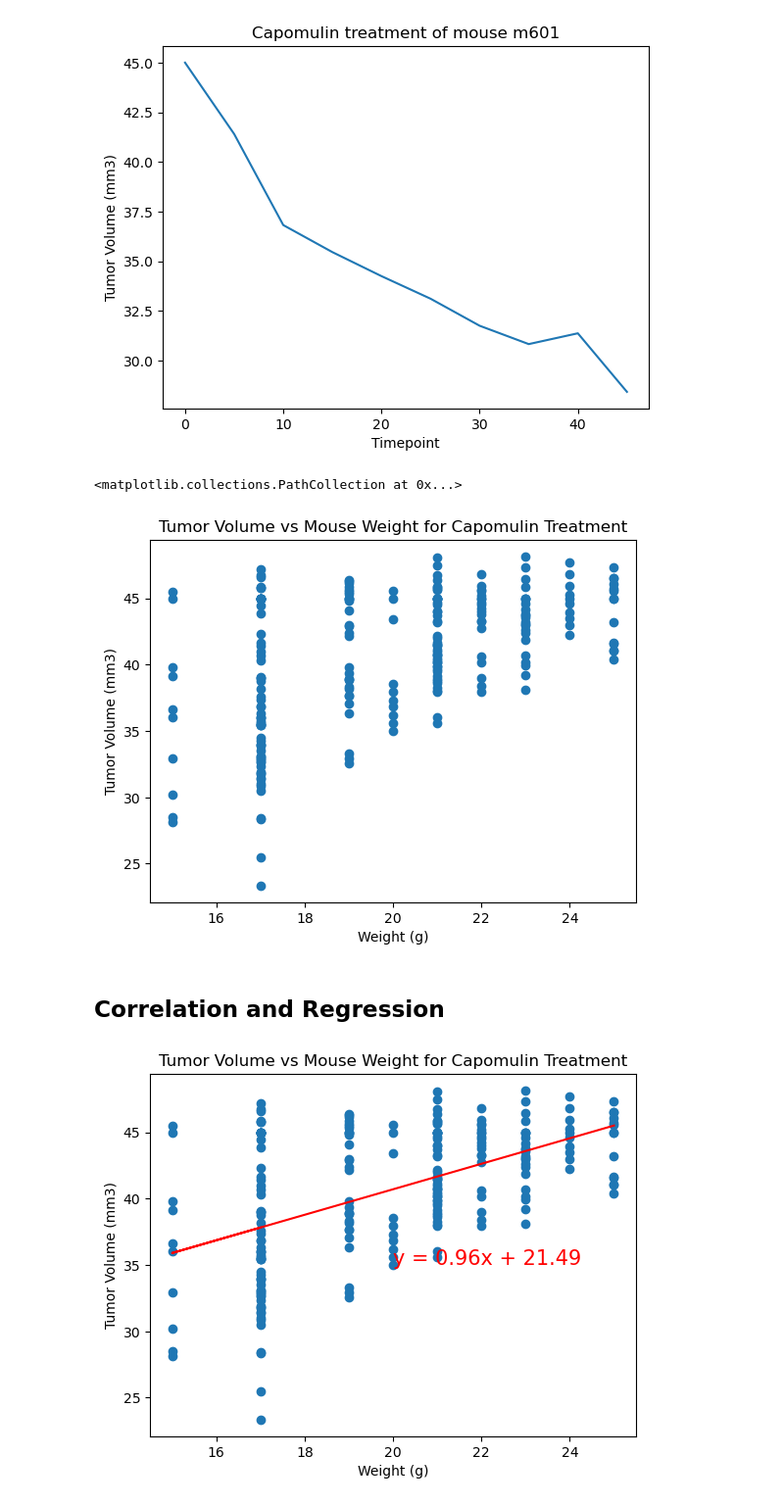
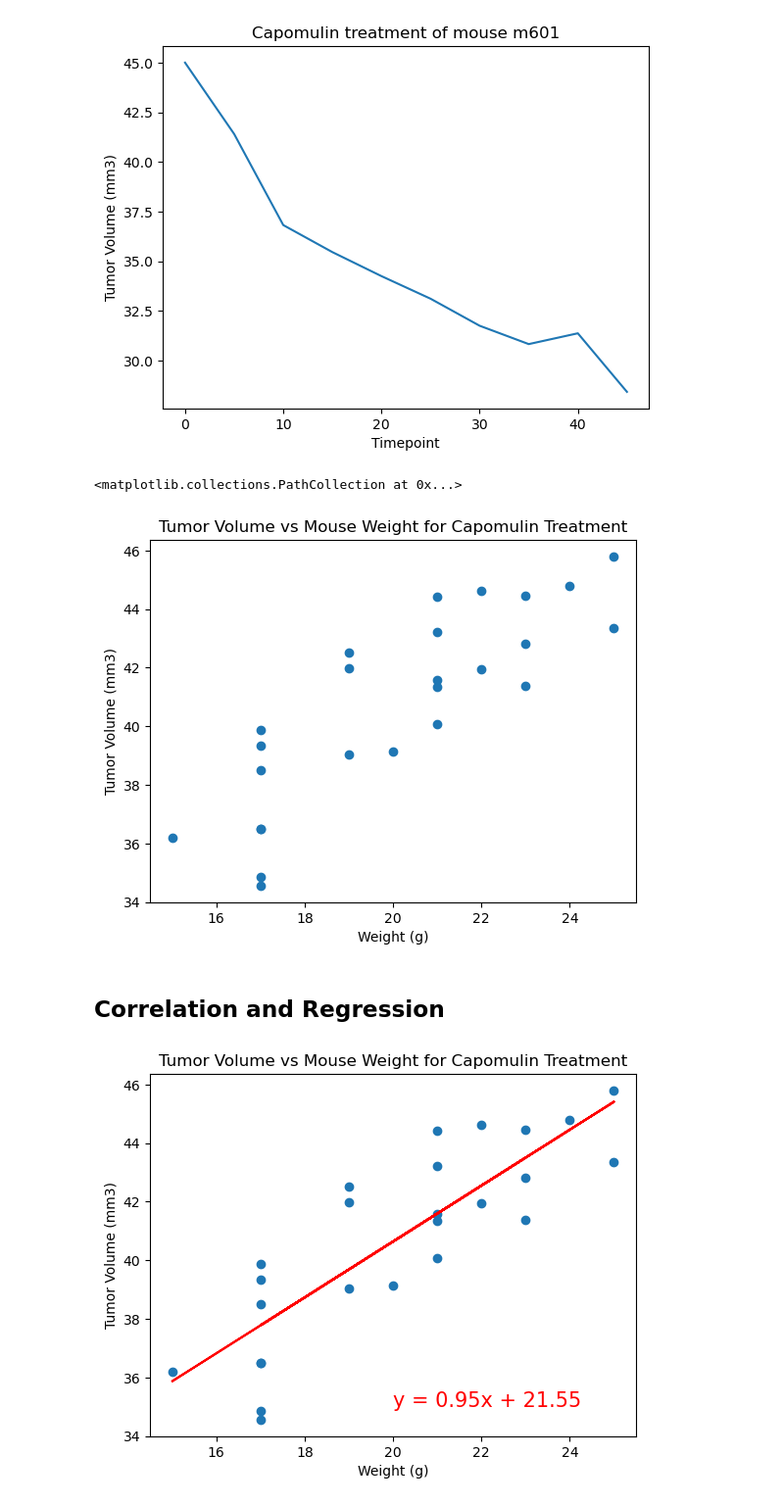
Before and after one commit to DavidsonRCan2/data-vis-challenge, a Jupyter notebook: Pymaceuticals/pymaceuticals_main.ipynb, the cells around one changed output. Shown at 98% size. Cells and saved outputs as stored; diff of their text form; code cells hidden in the pictures.

```diff
--- a/Pymaceuticals/pymaceuticals_main.ipynb
+++ b/Pymaceuticals/pymaceuticals_main.ipynb
@@ -54,5 +54,5 @@ all_mouseID
 # %%
 # Getting the duplicate mice by ID number that shows up for Mouse ID and Timepoint.
 # Optional: Get all the data for the duplicate mouse ID.
-duplicates = mouse_merge[mouse_merge.duplicated(["Mouse ID", "Timepoint"], keep='first')]
-duplicates
+duplicates = mouse_merge[mouse_merge.duplicated(["Mouse ID", "Timepoint"])]
+duplicates = duplicates["Mouse ID"].unique()
@@ -66,6 +59,6 @@ duplicates
 # %%
 # Create a clean DataFrame by dropping the duplicate mouse by its ID.
-updated_mice = mouse_merge.drop_duplicates(["Mouse ID","Timepoint"], keep='first')
+updated_mice = mouse_merge[mouse_merge["Mouse ID"].isin(duplicates)==False]
 updated_mice
 # %% [output]
 |  | Mouse ID | Drug Regimen | Sex | Age_months | Weight (g) | Timepoint | Tumor Volume (mm3) | ... |
@@ -323,29 +316,30 @@ plt.plot(single_mouse['Timepoint'], single_mouse['Tumor Volume (mm3)'])
 [figure]
 # %%
 # Generate a scatter plot of average tumor volume vs. mouse weight for the Capomulin regimen
+avg_cap_vol = capomulin.groupby(["Mouse ID"]).mean()
 plt.xlabel("Weight (g)")
 plt.ylabel("Tumor Volume (mm3)")
 plt.title("Tumor Volume vs Mouse Weight for Capomulin Treatment")
-plt.scatter(capomulin["Weight (g)"], capomulin["Tumor Volume (mm3)"])
+plt.scatter(avg_cap_vol["Weight (g)"], avg_cap_vol["Tumor Volume (mm3)"])
 # %% [output]
 <matplotlib.collections.PathCollection at 0x...>
-[figure, old version]
+[figure, new version]
 # %% [markdown]
 ## Correlation and Regression
 # %%
 # Calculate the correlation coefficient and linear regression model
 # for mouse weight and average tumor volume for the Capomulin regimen
-x = capomulin["Weight (g)"]
-y= capomulin["Tumor Volume (mm3)"]
+x = avg_cap_vol["Weight (g)"]
+y= avg_cap_vol["Tumor Volume (mm3)"]
 (slope, intercept, rvalue, pvalue, stderr) = linregress(x, y)
 regress_values = x * slope + intercept
 line_eq = "y = " + str(round(slope,2)) + "x + " + str(round(intercept,2))
 plt.scatter(x,y)
 plt.plot(x,regress_values,"r-")
 plt.annotate(line_eq,(20,35),fontsize=15,color="red")
 plt.xlabel("Weight (g)")
 plt.ylabel("Tumor Volume (mm3)")
 plt.title("Tumor Volume vs Mouse Weight for Capomulin Treatment")
 plt.show()
 # %% [output]
-[figure, old version]
+[figure, new version]
```
Also changed, not shown: parts of 11 cells of this notebook.
